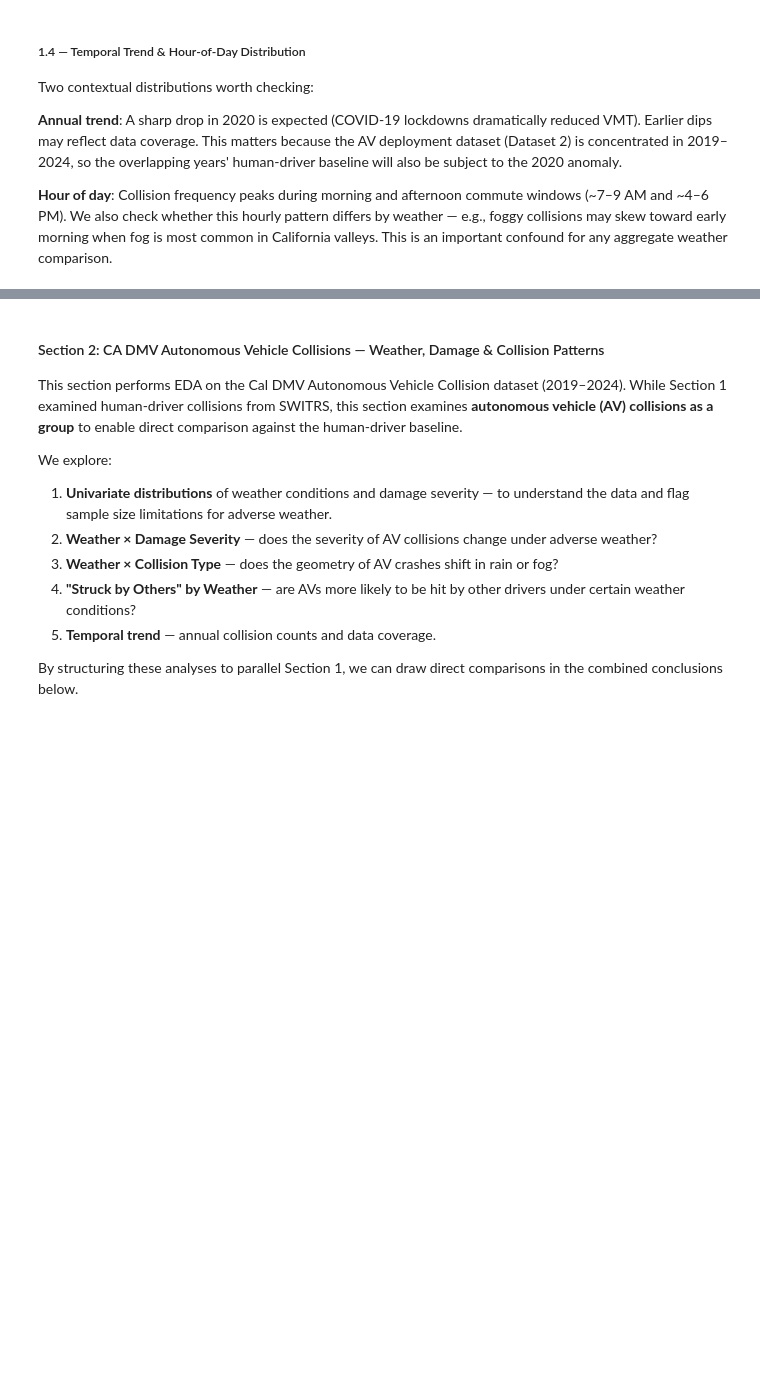
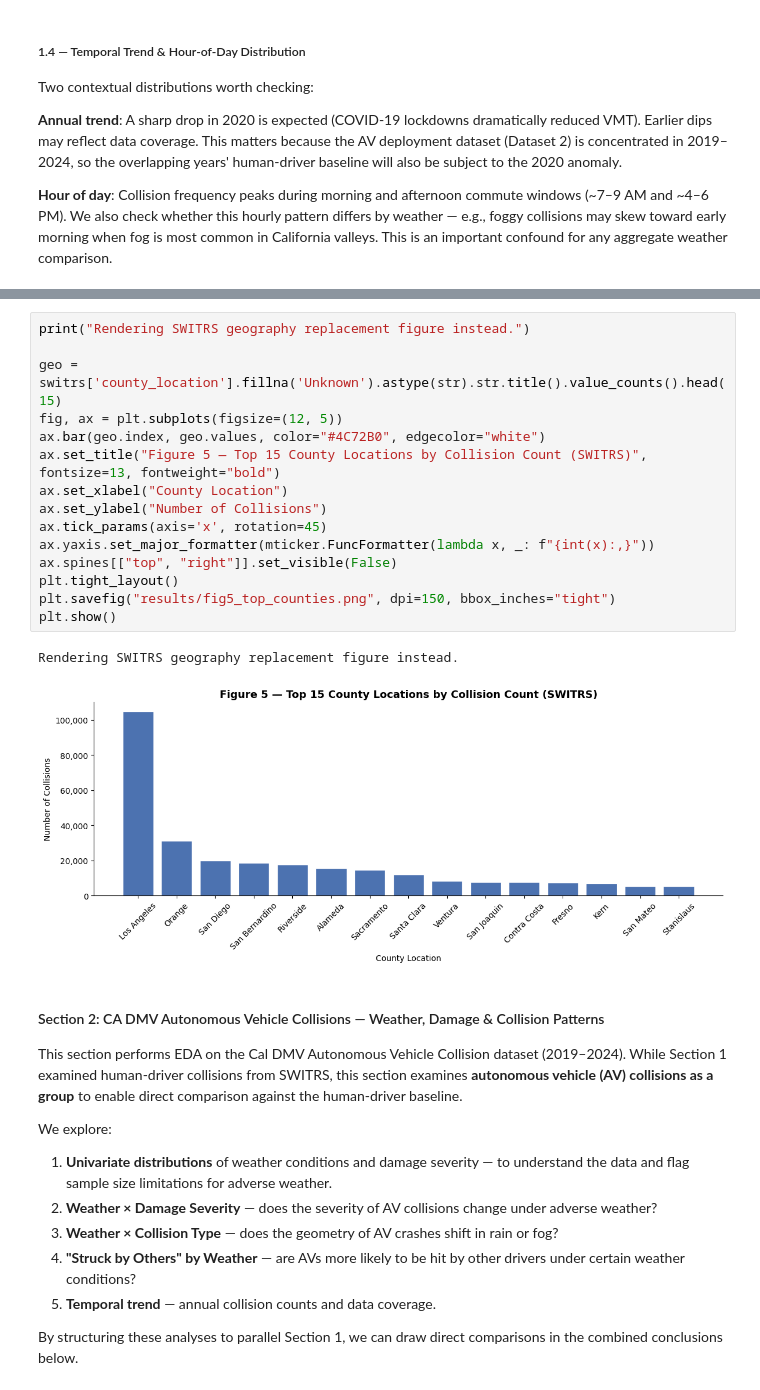
Before and after one commit to COGS108/Group094_WI26, a Jupyter notebook: 02-EDACheckpoint.ipynb, the cells around one changed output, grey strips where cells are left out. Drawn from its saved outputs; the diff is of its cells as text; blank space fills up the shorter version.

```diff
--- a/02-EDACheckpoint.ipynb
+++ b/02-EDACheckpoint.ipynb
@@ -1126,3 +1158,21 @@ hour
+# %%
+print("Rendering SWITRS geography replacement figure instead.")
+
+geo = switrs['county_location'].fillna('Unknown').astype(str).str.title().value_counts().head(15)
+fig, ax = plt.subplots(figsize=(12, 5))
+ax.bar(geo.index, geo.values, color="#4C72B0", edgecolor="white")
+ax.set_title("Figure 5 — Top 15 County Locations by Collision Count (SWITRS)", fontsize=13, fontweight="bold")
+ax.set_xlabel("County Location")
+ax.set_ylabel("Number of Collisions")
+ax.tick_params(axis='x', rotation=45)
+ax.yaxis.set_major_formatter(mticker.FuncFormatter(lambda x, _: f"{int(x):,}"))
+ax.spines[["top", "right"]].set_visible(False)
+plt.tight_layout()
+plt.savefig("results/fig5_top_counties.png", dpi=150, bbox_inches="tight")
+plt.show()
+# %% [output]
+Rendering SWITRS geography replacement figure instead.
+[figure, added]
 # %% [markdown]
 #### Section 2: CA DMV Autonomous Vehicle Collisions — Weather, Damage & Collision Patterns
 
```
Also changed, not shown: parts of 10 cells of this notebook, 7 other files.
